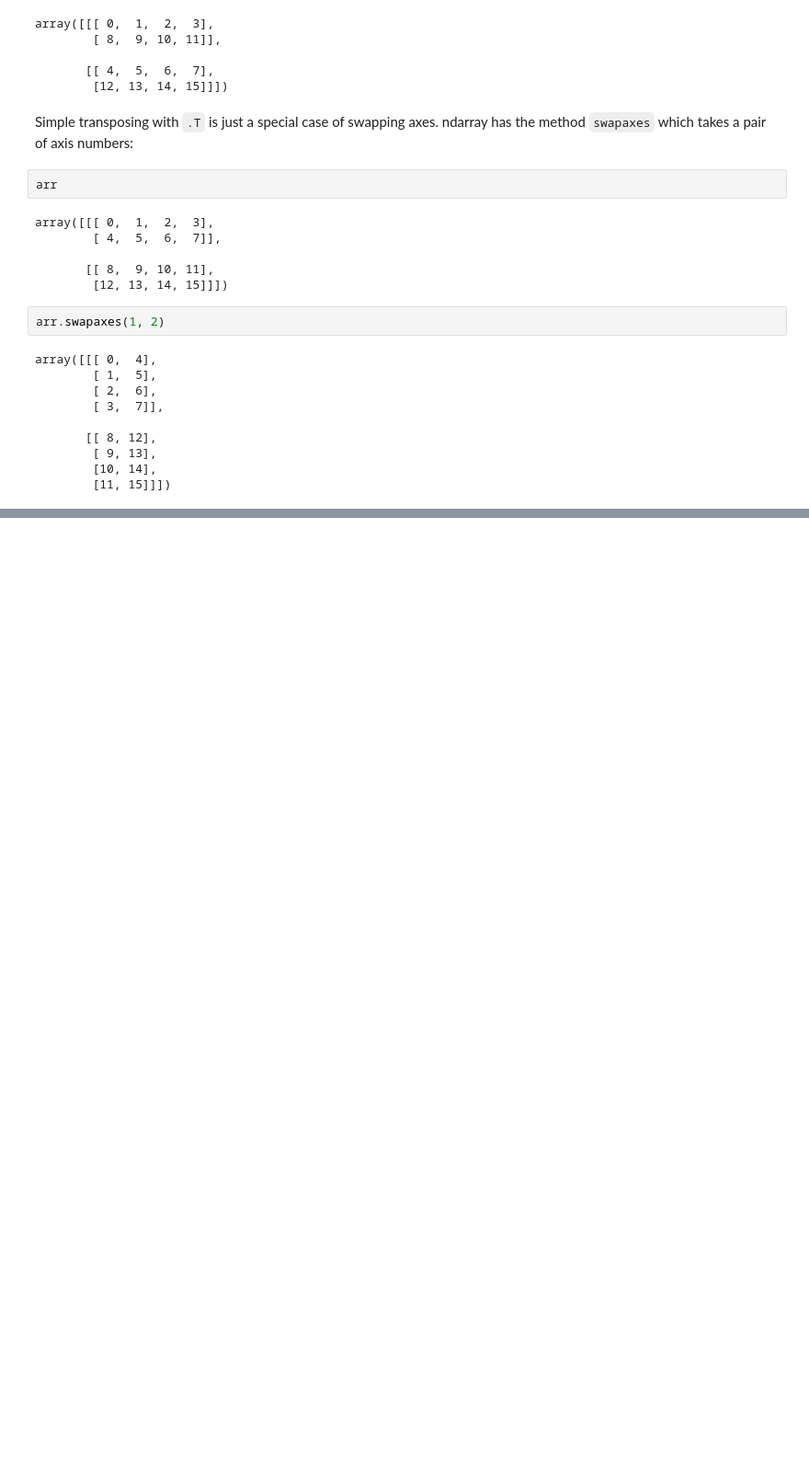
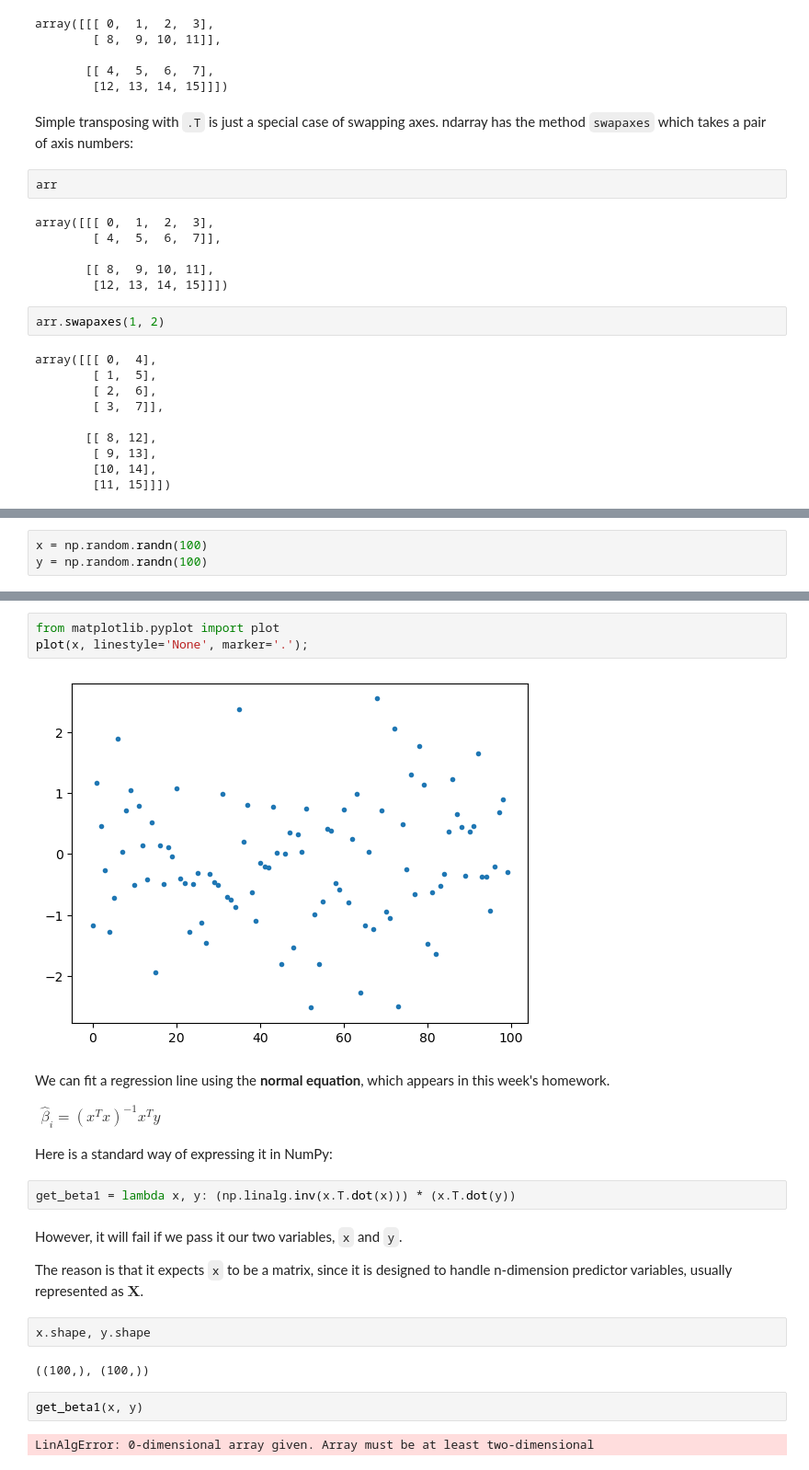
Before and after one commit to ontoligent/DS5100-book, a Jupyter notebook: notebooks/M05_NumPy/M05-02-NumpyDesign.ipynb, the cells around one changed output, grey strips where cells are left out. Shown at 92% size. Saved outputs shown, nothing was run; the diff lists cells and outputs as text; blank space fills up the shorter version.

```diff
--- a/notebooks/M05_NumPy/M05-02-NumpyDesign.ipynb
+++ b/notebooks/M05_NumPy/M05-02-NumpyDesign.ipynb
@@ -379,0 +423,3 @@ array([[[ 0,  4],
+# %%
+x = np.random.randn(100)
+y = np.random.randn(100)
@@ -379,0 +449,25 @@ array([[[ 0,  4],
+# %%
+from matplotlib.pyplot import plot
+plot(x, linestyle='None', marker='.');
+# %% [output]
+[figure, added]
+# %% [markdown]
+We can fit a regression line using the **normal equation**, which appears in this week's homework.
+
+$\begin{aligned} \hat\beta_i=(x^Tx)^{−1}x^Ty \end{aligned}$
+
+Here is a standard way of expressing it in NumPy:
+# %%
+get_beta1 = lambda x, y: (np.linalg.inv(x.T.dot(x))) * (x.T.dot(y))
+# %% [markdown]
+However, it will fail if we pass it our two variables, `x` and `y`.
+
+The reason is that it expects `x` to be a matrix, since it is designed to handle n-dimension predictor variables, usually represented as $\textbf{X}$.
+# %%
+x.shape, y.shape
+# %% [output]
+((100,), (100,))
+# %%
+get_beta1(x, y)
+# %% [output]
+LinAlgError: 0-dimensional array given. Array must be at least two-dimensional
```
Also changed, not shown: parts of 77 cells of this notebook, 3 other files.
